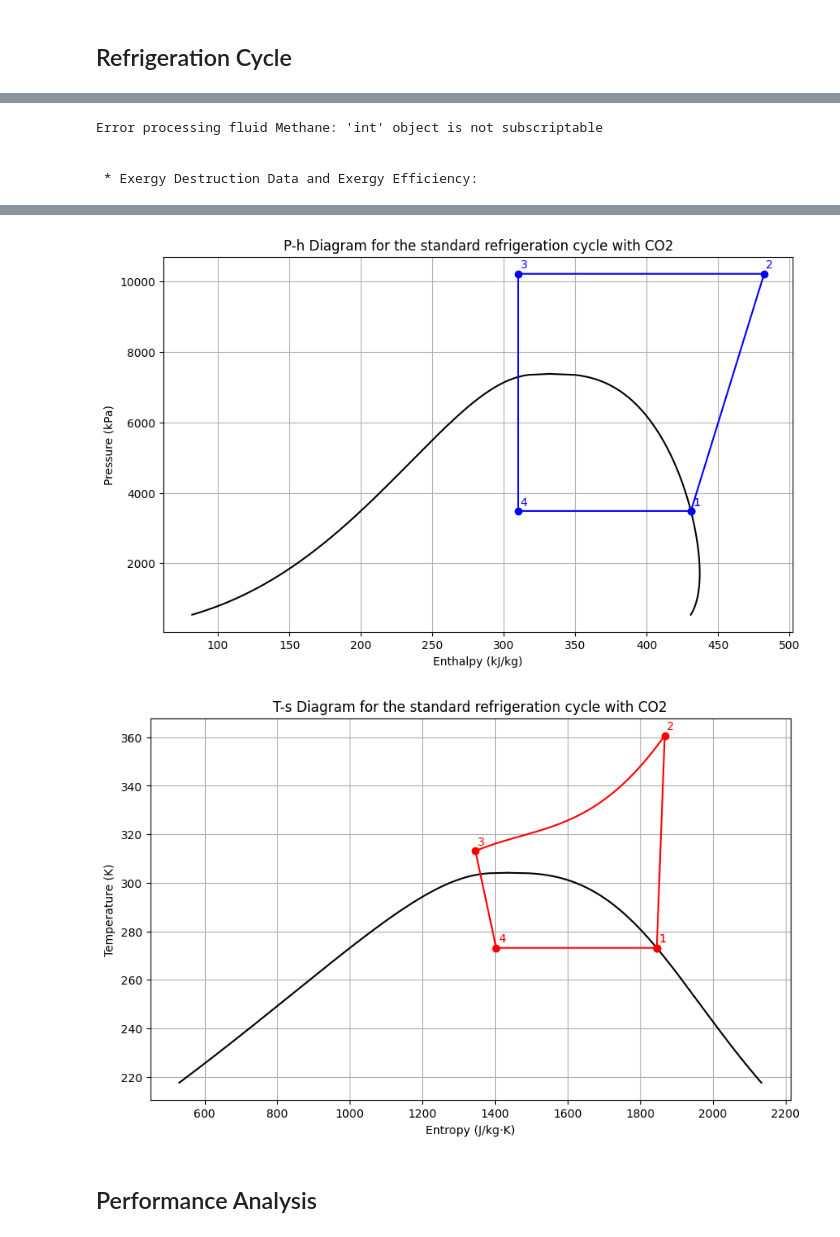
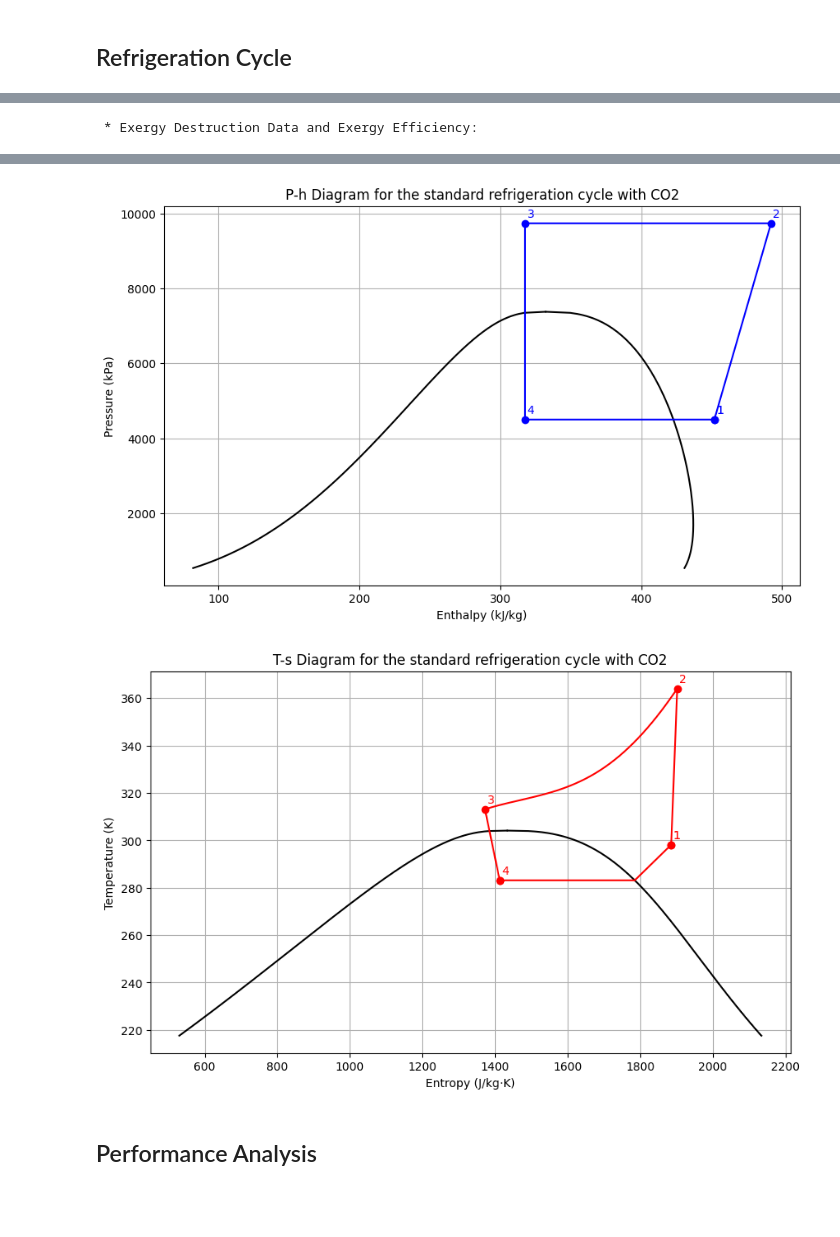
Before and after one commit to GitMechub/Refrigeration-Cycle_Analysis, a Jupyter notebook: Refrigeration_Cycle_Analysis.ipynb, the cells around one changed output, grey strips where cells are left out. Drawn from its saved outputs; the diff is of its cells as text; code cells hidden in the pictures; blank space fills up the shorter version.

```diff
--- a/Refrigeration_Cycle_Analysis.ipynb
+++ b/Refrigeration_Cycle_Analysis.ipynb
@@ -95,13 +95,20 @@ def print_equations():
 # %%
 ########################################## INPUT  #################################################
 
-T_evap = 273.15  # Evaporation temperature [K]
+T_evap = 273.15 + 10  # Evaporation temperature [K]
 T_cond = 273.15 + 40  # Condensation temperature or outlet from gas cooler if transcritical [K]
-n_is = 0.8468  # Isentropic efficiency of the compressor
-Q_evap = 121.7e3  # Heat load [W]
+n_is = 0.85  # Isentropic efficiency of the compressor
+Q_evap = 120e3  # Heat load [W]
 r_Qc = 0.1  # % Heat rejected in compressor
-T_sup = 0  # Superheating temperature difference [K]
+T_sup = 15  # Superheating temperature difference [K]
 T_sub = 0  # Subcooling temperature difference [K]
+
+# Reference Temperatures
+T_H = 273.15 + 30   # High-temperature medium (below T_cond) [K]
+T_L = 273.15 + 20   # Low-temperature medium (above T_evap) [K]
+
+# List for comparisons: (among the fluids available in ["R134a", "R12", "R22", "R404A", "R407C", "R410A", "R507A", "Ammonia", "CO2","R1234yf", "R23", "R32", "R11", "R123", "R13", "R1234ze", "R245fa","Ethane", "Isopentane", "Isohexane", "IsoButane", "n-Propane", "n-Butane", "n-Pentane","CycloPropane", "CycloPentane", "Propylene", "Xenon", "SulfurDioxide", "EthylBenzene","Ethanol", "Ethylene", "N2O"])
+fluid_list = ['R134a', 'Ammonia', 'R11', 'R12', 'R22', 'R1234yf', 'R410A','CO2', 'N2O']
 
 fluido_1 = escolher_fluido()
 
@@ -687,7 +697,7 @@ def Bd_comparativo_fig(list_dict_exergia, list_dados):
     # Show the chart
     plt.show()
 # %%
-def processar_ciclos_refrigeracao(T_evap, T_cond, n_is, Q_evap, r_Qc, fluido_1, T_sup=0, T_sub=0):
+def processar_ciclos_refrigeracao(T_evap, T_cond, T_L, T_H, n_is, Q_evap, r_Qc, fluido_1, fluid_list, T_sup=0, T_sub=0):
     """
     Processes refrigeration cycles for the chosen fluid and a list of other fluids.
 
@@ -718,11 +728,11 @@ def processar_ciclos_refrigeracao(T_evap, T_cond, n_is, Q_evap, r_Qc, fluido_1,
         return "Error: fluido_1 must be a string.", 0
 
     # List of alternative fluids
-    lista_de_fluidos = ['R134a', 'Ammonia', 'R11', 'R12', 'R22', 'Butene', 'R1234yf', 'Methane', 'R410A', 'R407C','CO2', 'N2O', "CycloPentane", "n-Butane"]
+    #fluid_list = ['R134a', 'Ammonia', 'R11', 'R12', 'R22', 'Butene', 'R1234yf', 'Methane', 'R410A', 'R407C','CO2', 'N2O', "CycloPentane", "n-Butane"]
 
     # Remove the chosen initial fluid from the list
-    if fluido_1 in lista_de_fluidos:
-        lista_de_fluidos.remove(fluido_1)
+    if fluido_1 in fluid_list:
+        fluid_list.remove(fluido_1)
 
     try:
         # Calculate the cycle for the chosen fluid
@@ -732,11 +742,11 @@ def processar_ciclos_refrigeracao(T_evap, T_cond, n_is, Q_evap, r_Qc, fluido_1,
 
         # Check if the result for the chosen fluid is valid
         if result_fluido_escolhido == 0 or result_fluido_escolhido is None:
-            lista_de_fluidos.remove(fluido_1)
+            fluid_list.remove(fluido_1)
             return f"Error: Failed to process the chosen fluid '{fluido_1}'.", 0
 
         # Initialize lists for data and exergies
-        list_dict_exergia = [calculo_exergia_padrao(result_fluido_escolhido, T_cond)]
+        list_dict_exergia = [calculo_exergia_padrao(result_fluido_escolhido, T_H, T_L)]
         list_dados = [result_fluido_escolhido]
 
         # Calculate the average condensation temperature (Tc_)
@@ -747,7 +757,7 @@ def processar_ciclos_refrigeracao(T_evap, T_cond, n_is, Q_evap, r_Qc, fluido_1,
 
         fluidos_remover = []
         # Process cycles for alternative fluids
-        for fluido in lista_de_fluidos:
+        for fluido in fluid_list:
             try:
 
                 T_critica = PropsSI("TCRIT", fluido)  # Critical temperature of the fluid
@@ -755,15 +765,16 @@ def processar_ciclos_refrigeracao(T_evap, T_cond, n_is, Q_evap, r_Qc, fluido_1,
                 if T_cond >= T_critica:   # If supercritical
                     dados_ = ciclo_refrigeracao(
                     T_evap, T_cond, n_is, Q_evap, r_Qc, fluido_1=fluido, T_sup=T_sup, T_sub=T_sub, fluido_escolhido=0
-                )
+                    )
+
                 else:
                     dados_ = ciclo_refrigeracao(
                     T_evap, Tc_, n_is, Q_evap, r_Qc, fluido_1=fluido, T_sup=T_sup, T_sub=T_sub, fluido_escolhido=0
-                )
+                    )
 
                 # Add results to the lists
                 list_dados.append(dados_)
-                list_dict_exergia.append(calculo_exergia_padrao(dados_, T_cond))
+                list_dict_exergia.append(calculo_exergia_padrao(dados_, T_H, T_L))
 
             except Exception as e:
                 print(f"Error processing fluid {fluido}: {e}")
@@ -772,8 +783,8 @@ def processar_ciclos_refrigeracao(T_evap, T_cond, n_is, Q_evap, r_Qc, fluido_1,
 
 
         # Process the data for the exergy table
-        lista_de_fluidos = [f for f in lista_de_fluidos if f not in fluidos_remover]
-        fluidos = [fluido_1] + lista_de_fluidos
+        fluid_list = [f for f in fluid_list if f not in fluidos_remover]
+        fluidos = [fluido_1] + fluid_list
 
         tabela = []
         print("\n\n * Exergy Destruction Data and Exergy Efficiency:\n")
@@ -795,7 +806,8 @@ def processar_ciclos_refrigeracao(T_evap, T_cond, n_is, Q_evap, r_Qc, fluido_1,
                 'Relative Exergy Loss Evaporator': item['r_B'].get('Evaporator', None),
                 'Exergy Efficiency': item['n_B'],
                 'Volumetric Cooling Capacity [MJ/m³]': item['VCC [MJ/m³]'] if 'VCC [MJ/m³]' in item else np.nan,
-                'COP': item['COP'] if 'COP' in item else np.nan
+                'COP': item['COP'] if 'COP' in item else np.nan,
+                'Compressor Power [kW]': item['Compressor Power [kW]'] if 'Compressor Power [kW]' in item else np.nan
             }
             tabela.append(linha)
 
@@ -894,5 +906,5 @@ def environmental_effects(fluido_1):
 # %% [markdown]
 ## Refrigeration Cycle
 # %%
-list_dados, list_dict_exergia, df_list_dict_exergia = processar_ciclos_refrigeracao(T_evap, T_cond, n_is, Q_evap, r_Qc, fluido_1, T_sup, T_sub)
+list_dados, list_dict_exergia, df_list_dict_exergia = processar_ciclos_refrigeracao(T_evap, T_cond, T_L, T_H, n_is, Q_evap, r_Qc, fluido_1, fluid_list, T_sup, T_sub)
 # %% [output]
@@ -905,5 +917,2 @@ list_dados, list_dict_exergia, df_list_dict_exergia = processar_ciclos_refrigera
-Error processing fluid Methane: 'int' object is not subscriptable
-
-
  * Exergy Destruction Data and Exergy Efficiency:
 |  | Fluid | Exergy Loss Compressor [kW] | Exergy Loss Condenser/Gas Cooler ... | Exergy Loss Expansion Device [kW] | Exergy Loss Evaporator [kW] | ... |
@@ -911,5 +920,5 @@ Error processing fluid Methane: 'int' object is not subscriptable
-[figure, old version]
+[figure, new version]
-[figure, old version]
+[figure, new version]
 # %% [markdown]
 ## Performance Analysis
 # %%
```
Also changed, not shown: parts of 7 cells of this notebook.
